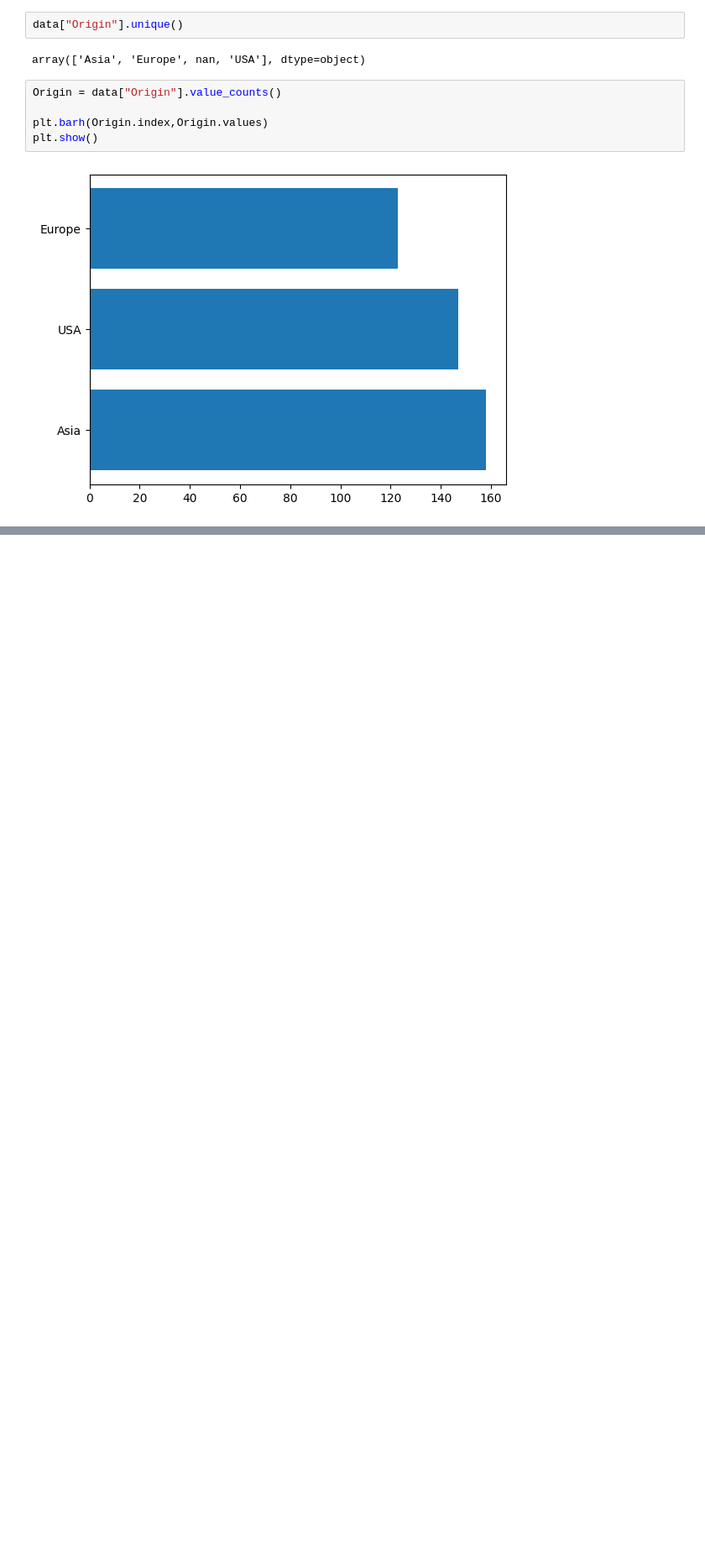
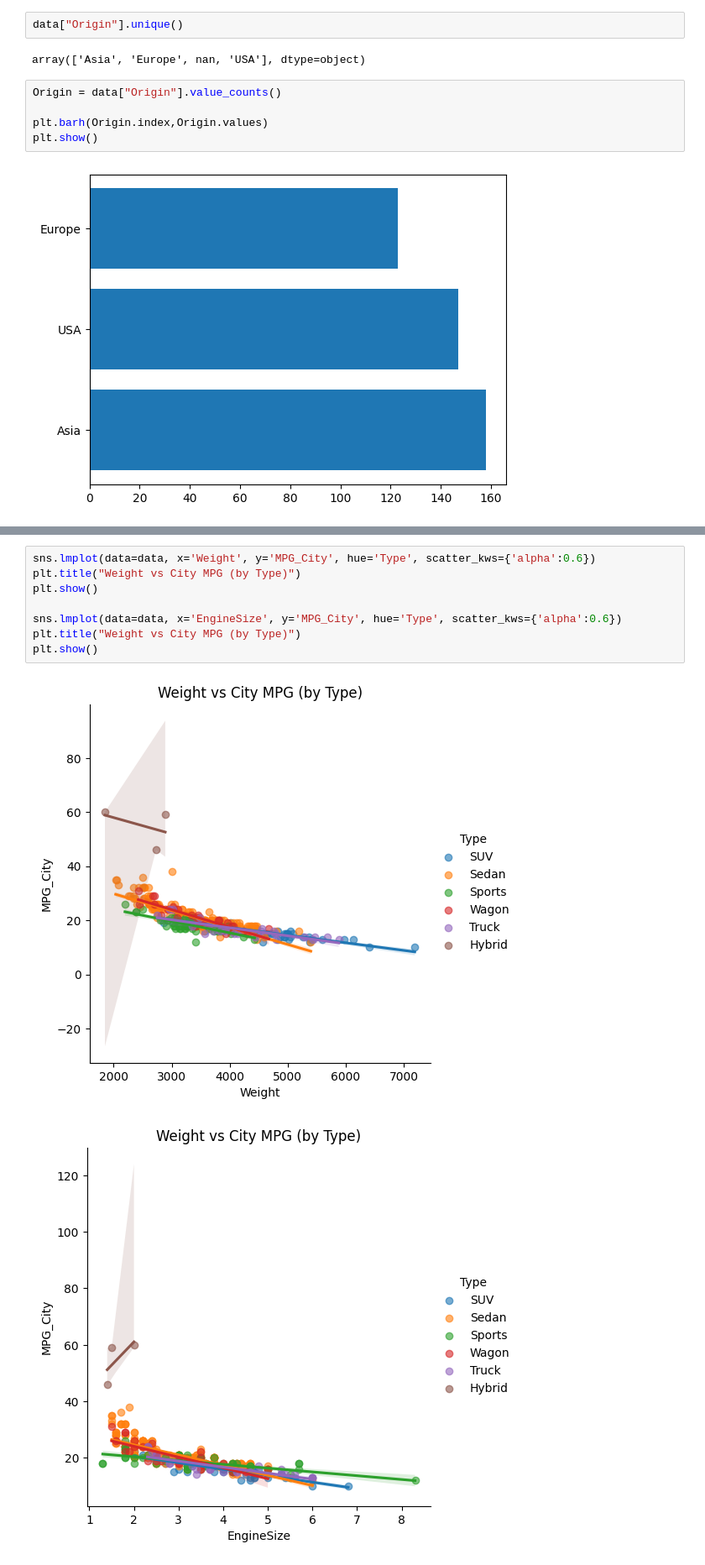
Before and after one commit to trailokya-world/Car-Data-Analysis, a Jupyter notebook: car_data_analysis/car_data_analysis.ipynb, the cells around one changed output, grey strips where cells are left out. Shown: that part at 84% size. Drawn from its saved outputs; the diff is of its cells as text; blank space fills up the shorter version.

```diff
--- a/car_data_analysis/car_data_analysis.ipynb
+++ b/car_data_analysis/car_data_analysis.ipynb
@@ -236,0 +282,11 @@ plt.show()
+# %%
+sns.lmplot(data=data, x='Weight', y='MPG_City', hue='Type', scatter_kws={'alpha':0.6})
+plt.title("Weight vs City MPG (by Type)")
+plt.show()
+
+sns.lmplot(data=data, x='EngineSize', y='MPG_City', hue='Type', scatter_kws={'alpha':0.6})
+plt.title("Weight vs City MPG (by Type)")
+plt.show()
+# %% [output]
+[figure, added]
+[figure, added]
```
Also changed, not shown: parts of 11 cells of this notebook.
